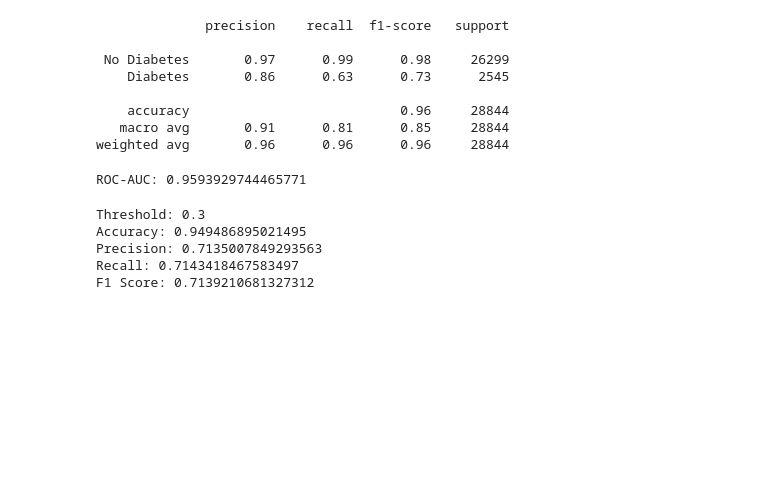
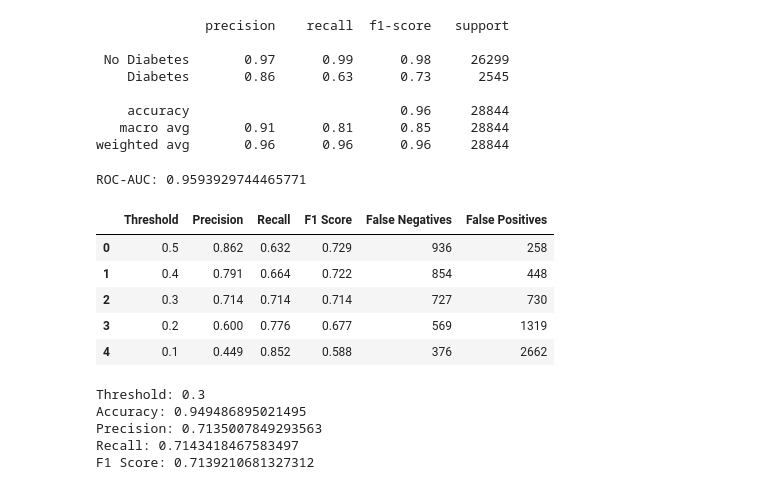
Before and after one commit to abdelrhman-elnajjar/Diabetes_Prediction_ML, a Jupyter notebook: Diabetes_Prediction_ML.ipynb, the cells around one changed output. Drawn from its saved outputs; the diff is of its cells as text; code cells hidden in the pictures; blank space fills up the shorter version.

```diff
--- a/Diabetes_Prediction_ML.ipynb
+++ b/Diabetes_Prediction_ML.ipynb
@@ -254,6 +254,38 @@ print("ROC-AUC:", auc)
 #ROC-AUC measures how well the model separates diabetes from no diabetes.
 # %% [output]
 ROC-AUC: 0.9593929744465771
+# %%
+thresholds = [0.5, 0.4, 0.3, 0.2, 0.1]
+
+results = []
+
+for t in thresholds:
+    pred = (y_pred_proba >= t).astype(int)
+
+    p = precision_score(y_test, pred)
+    r = recall_score(y_test, pred)
+    f = f1_score(y_test, pred)
+
+    cm = confusion_matrix(y_test, pred)
+
+    results.append({
+        'Threshold': t,
+        'Precision': round(p, 3),
+        'Recall': round(r, 3),
+        'F1 Score': round(f, 3),
+        'False Negatives': cm[1][0],
+        'False Positives': cm[0][1]
+    })
+
+results_df = pd.DataFrame(results)
+results_df
+# %% [output]
+|  | Threshold | Precision | Recall | F1 Score | False Negatives | False Positives |
+| 0 | 0.5 | 0.862 | 0.632 | 0.729 | 936 | 258 |
+| 1 | 0.4 | 0.791 | 0.664 | 0.722 | 854 | 448 |
+| 2 | 0.3 | 0.714 | 0.714 | 0.714 | 727 | 730 |
+| 3 | 0.2 | 0.600 | 0.776 | 0.677 | 569 | 1319 |
+| 4 | 0.1 | 0.449 | 0.852 | 0.588 | 376 | 2662 |
 # %%
 # Final threshold
 
```
Also changed, not shown: parts of 1 cell of this notebook.
